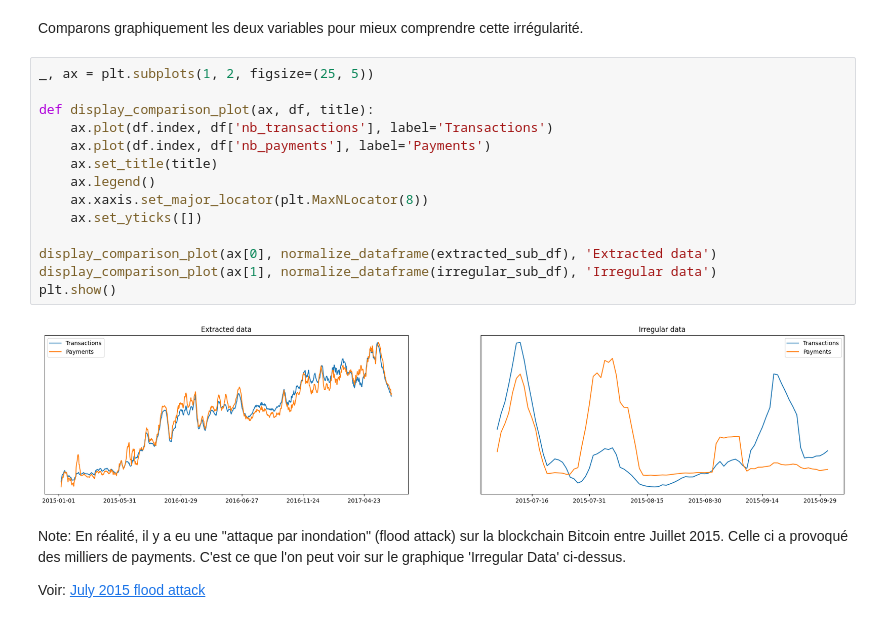
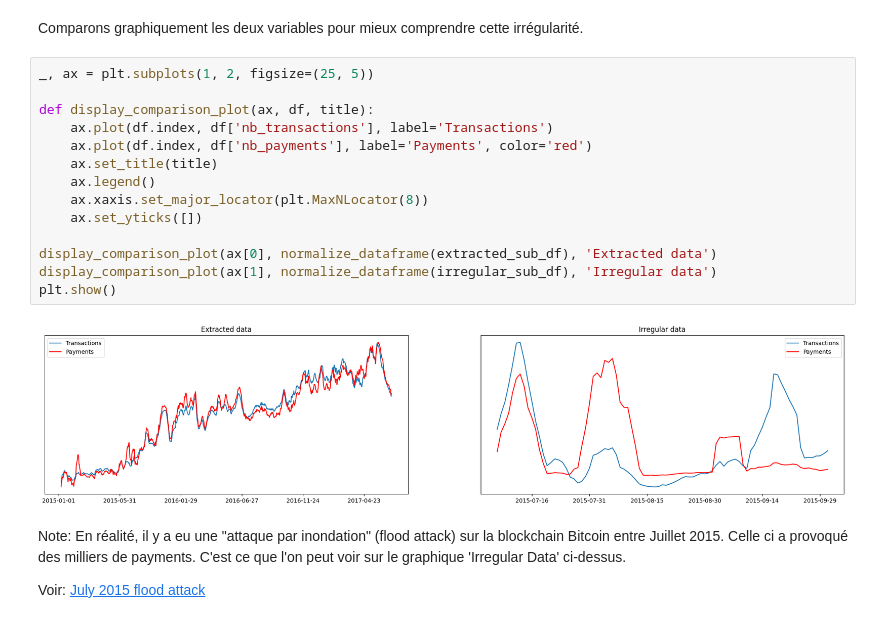
Before and after one commit to sinansoulier/BlockChainPYBD, a Jupyter notebook: analysis.ipynb, the cells around one changed output. Drawn from its saved outputs; the diff is of its cells as text.

```diff
--- a/analysis.ipynb
+++ b/analysis.ipynb
@@ -167,19 +167,19 @@ Comparons graphiquement les deux variables pour mieux comprendre cette irrégula
 # %%
 _, ax = plt.subplots(1, 2, figsize=(25, 5))
 
 def display_comparison_plot(ax, df, title):
     ax.plot(df.index, df['nb_transactions'], label='Transactions')
-    ax.plot(df.index, df['nb_payments'], label='Payments')
+    ax.plot(df.index, df['nb_payments'], label='Payments', color='red')
     ax.set_title(title)
     ax.legend()
     ax.xaxis.set_major_locator(plt.MaxNLocator(8))
     ax.set_yticks([])
 
 display_comparison_plot(ax[0], normalize_dataframe(extracted_sub_df), 'Extracted data')
 display_comparison_plot(ax[1], normalize_dataframe(irregular_sub_df), 'Irregular data')
 plt.show()
 # %% [output]
-[figure, old version]
+[figure, new version]
 # %% [markdown]
 Note: En réalité, il y a eu une "attaque par inondation" (flood attack) sur la blockchain Bitcoin entre Juillet 2015. Celle ci a provoqué des milliers de payments. C'est ce que l'on peut voir sur le graphique 'Irregular Data' ci-dessus.
 
```
Also changed, not shown: parts of 4 cells of this notebook.
